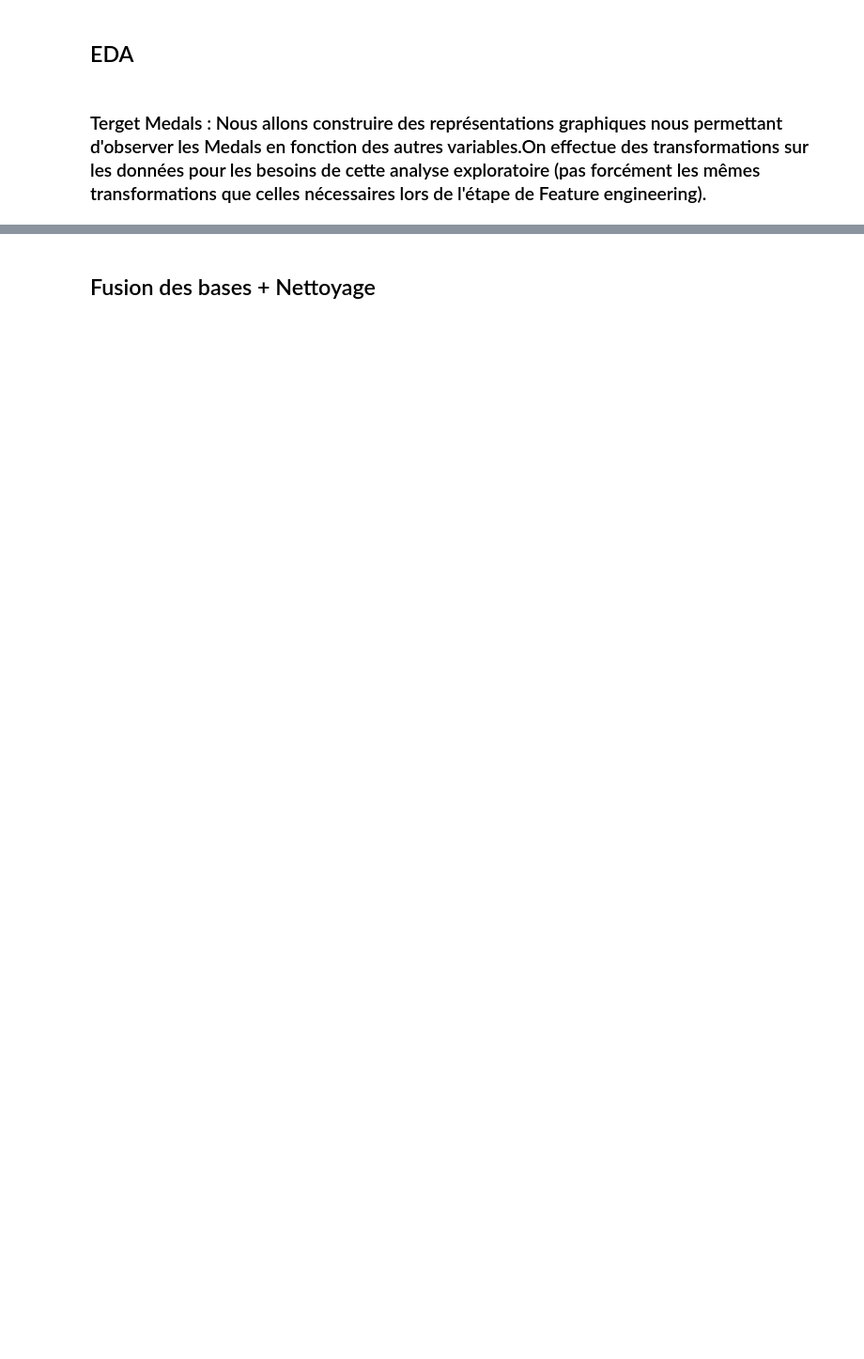
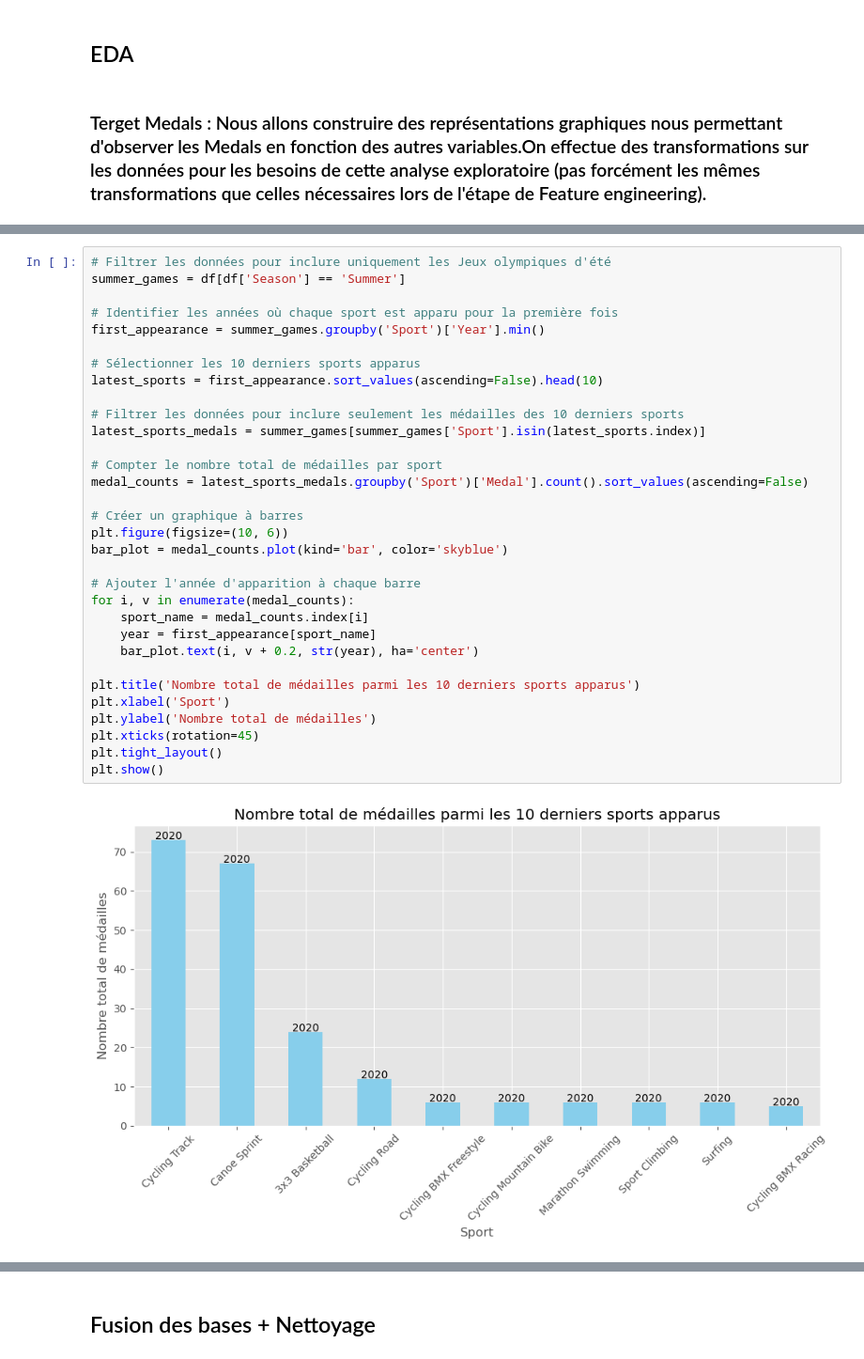
Before and after one commit to nastoo/tp-methodes-pour-analytique, a Jupyter notebook: Projet_GG.ipynb, the cells around one changed output, grey strips where cells are left out. Shown at 94% size. Saved outputs shown, nothing was run; the diff lists cells and outputs as text; blank space fills up the shorter version.

```diff
--- a/Projet_GG.ipynb
+++ b/Projet_GG.ipynb
@@ -175,0 +200,34 @@ In [280] used 28.3 MiB RAM in 2.45s (system mean cpu 15%, single max cpu 100%),
+# %%
+# Filtrer les données pour inclure uniquement les Jeux olympiques d'été
+summer_games = df[df['Season'] == 'Summer']
+
+# Identifier les années où chaque sport est apparu pour la première fois
+first_appearance = summer_games.groupby('Sport')['Year'].min()
+
+# Sélectionner les 10 derniers sports apparus
+latest_sports = first_appearance.sort_values(ascending=False).head(10)
+
+# Filtrer les données pour inclure seulement les médailles des 10 derniers sports
+latest_sports_medals = summer_games[summer_games['Sport'].isin(latest_sports.index)]
+
+# Compter le nombre total de médailles par sport
+medal_counts = latest_sports_medals.groupby('Sport')['Medal'].count().sort_values(ascending=False)
+
+# Créer un graphique à barres
+plt.figure(figsize=(10, 6))
+bar_plot = medal_counts.plot(kind='bar', color='skyblue')
+
+# Ajouter l'année d'apparition à chaque barre
+for i, v in enumerate(medal_counts):
+    sport_name = medal_counts.index[i]
+    year = first_appearance[sport_name]
+    bar_plot.text(i, v + 0.2, str(year), ha='center')
+
+plt.title('Nombre total de médailles parmi les 10 derniers sports apparus')
+plt.xlabel('Sport')
+plt.ylabel('Nombre total de médailles')
+plt.xticks(rotation=45)
+plt.tight_layout()
+plt.show()
+# %% [output]
+[figure, added]
```
Also changed, not shown: parts of 33 cells of this notebook, 1 other file.
